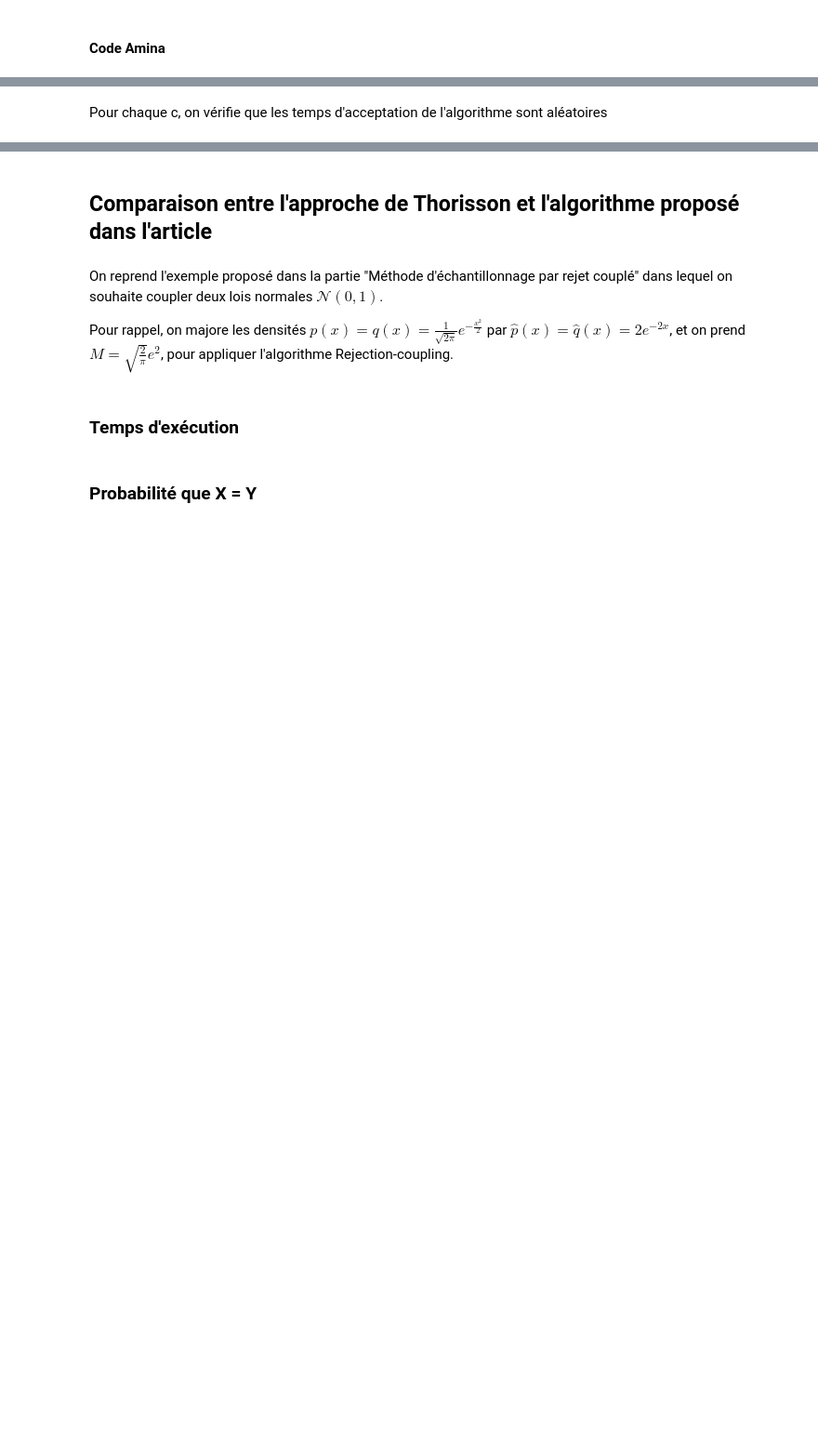
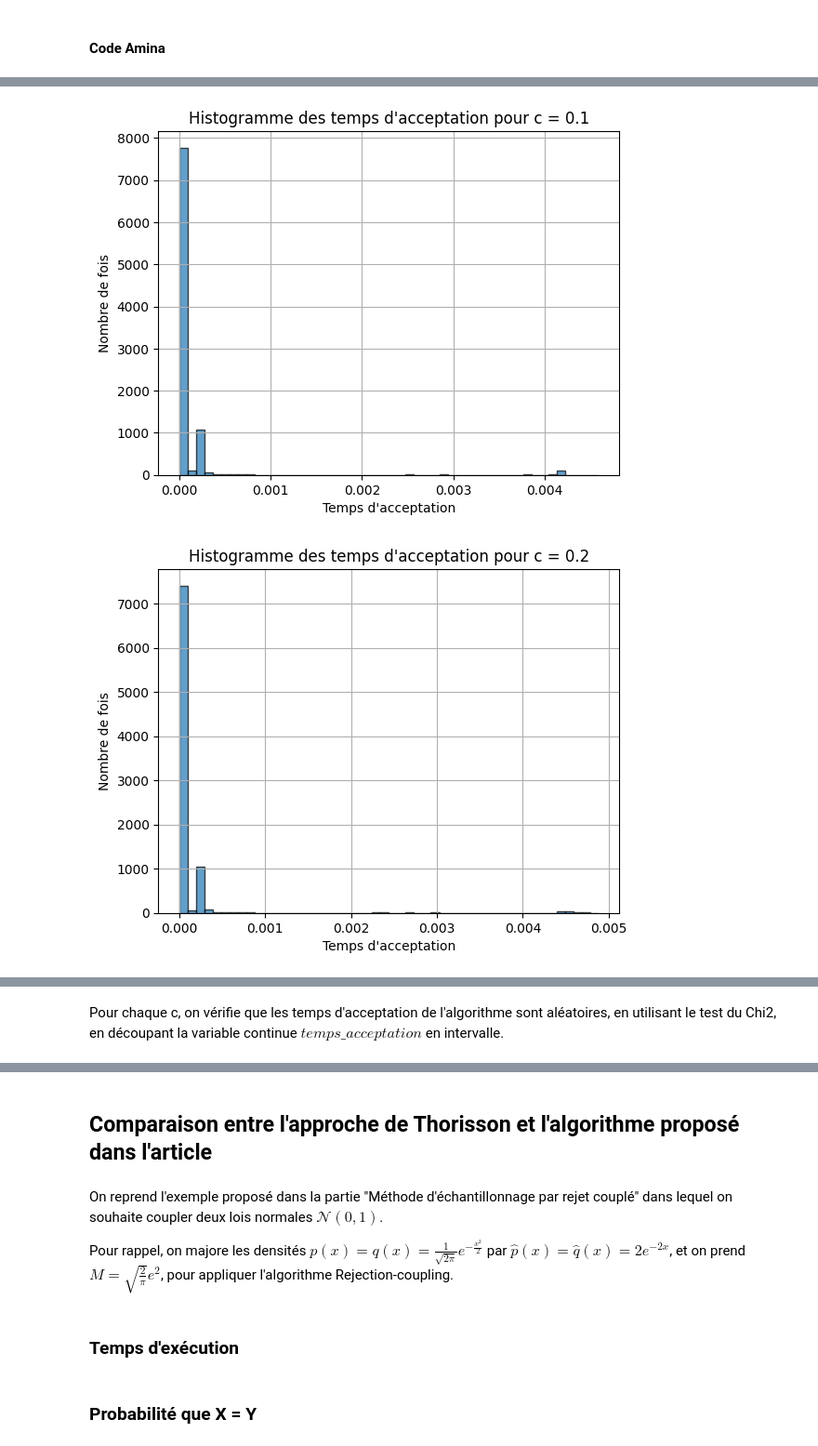
Before and after one commit to AugustinCablant/Monte-Carlo-project, a Jupyter notebook: notebook.ipynb, the cells around one changed output, grey strips where cells are left out. Shown at 93% size. Drawn from its saved outputs; the diff is of its cells as text; code cells hidden in the pictures; blank space fills up the shorter version.

```diff
--- a/notebook.ipynb
+++ b/notebook.ipynb
@@ -806,0 +809,13 @@ print("Liste des temps d'acceptation :", temps_acceptation)
+# %%
+# Tracer un histogramme pour chaque ensemble de temps d'acceptation
+for i, temps in enumerate(temps_acceptation, start=1):
+    plt.figure()
+    plt.hist(temps, bins=50, edgecolor='black', alpha=0.7)
+    plt.title(f'Histogramme des temps d\'acceptation pour c = 0.{i}')
+    plt.xlabel('Temps d\'acceptation')
+    plt.ylabel('Nombre de fois')
+    plt.grid(True)
+    plt.show()
+# %% [output]
+[figure, added]
+[figure, added]
@@ -807,3 +829,3 @@ print("Liste des temps d'acceptation :", temps_acceptation)
 # %% [markdown]
-Pour chaque c, on vérifie que les temps d'acceptation de l'algorithme sont aléatoires
+Pour chaque c, on vérifie que les temps d'acceptation de l'algorithme sont aléatoires, en utilisant le test du Chi2, en découpant la variable continue $temps\_acceptation$ en intervalle.
 # %%
```
Also changed, not shown: parts of 20 cells of this notebook.
